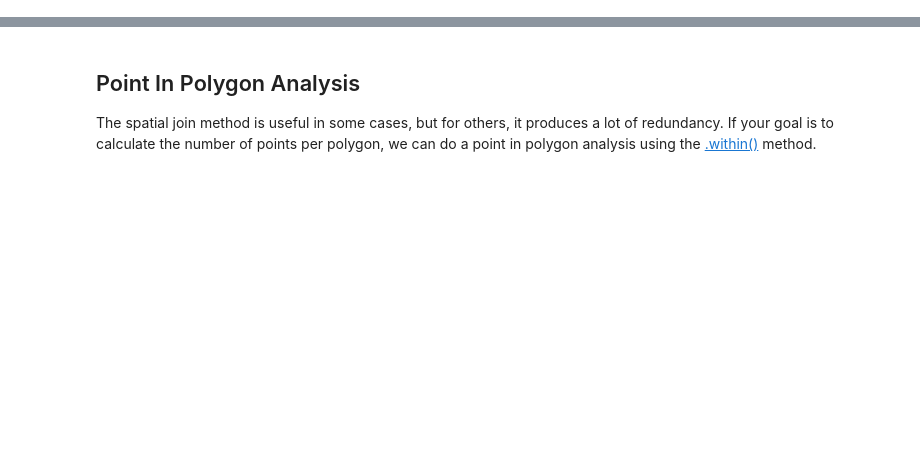
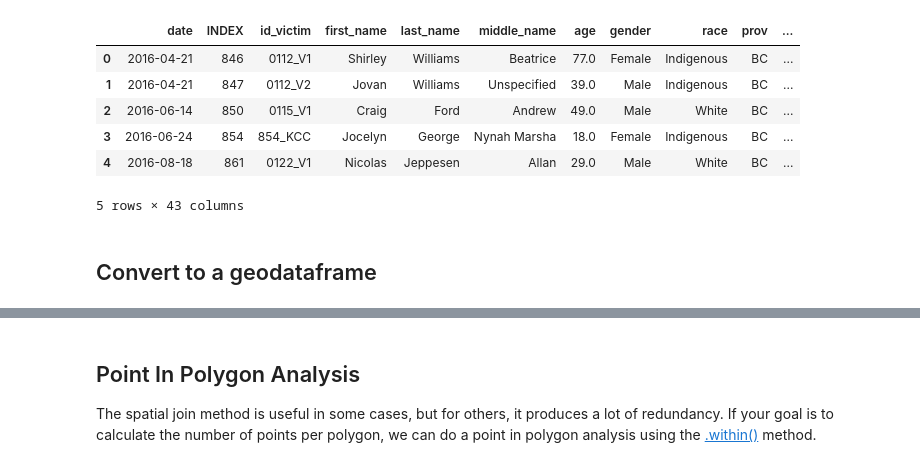
Before and after one commit to ubc-library-rc/Geospatial-Analysis-Visualization-with-Python, a Jupyter notebook: Python_Notebooks/Example Workflow.ipynb, the cells around one changed output, grey strips where cells are left out. Drawn from its saved outputs; the diff is of its cells as text; code cells hidden in the pictures; blank space fills up the shorter version.

```diff
--- a/Python_Notebooks/Example Workflow.ipynb
+++ b/Python_Notebooks/Example Workflow.ipynb
@@ -339,0 +5,21 @@ Not Joined:  0
+# %%
+import numpy as np
+import pandas as pd
+import matplotlib.pyplot as plt
+import geopandas as gpd
+
+
+%matplotlib notebook
+
+PID_BC_Table = pd.read_csv('https://raw.githubusercontent.com/ubc-library-rc/Geocoding-Web-Mapping-with-Python/master/Python_Notebooks/data/PID_BC_Geocoded.csv')
+PID_BC_Table.head()
+# %% [output]
+|  | date | INDEX | id_victim | first_name | last_name | middle_name | age | gender | race | prov | ... |
+| 0 | 2016-04-21 | 846 | 0112_V1 | Shirley | Williams | Beatrice | 77.0 | Female | Indigenous | BC | ... |
+| 1 | 2016-04-21 | 847 | 0112_V2 | Jovan | Williams | Unspecified | 39.0 | Male | Indigenous | BC | ... |
+| 2 | 2016-06-14 | 850 | 0115_V1 | Craig | Ford | Andrew | 49.0 | Male | White | BC | ... |
+| 3 | 2016-06-24 | 854 | 854_KCC | Jocelyn | George | Nynah Marsha | 18.0 | Female | Indigenous | BC | ... |
+| 4 | 2016-08-18 | 861 | 0122_V1 | Nicolas | Jeppesen | Allan | 29.0 | Male | White | BC | ... |
+5 rows × 43 columns
+# %% [markdown]
+## Convert to a geodataframe
```
Also changed, not shown: parts of 60 cells of this notebook, 16 other files.
